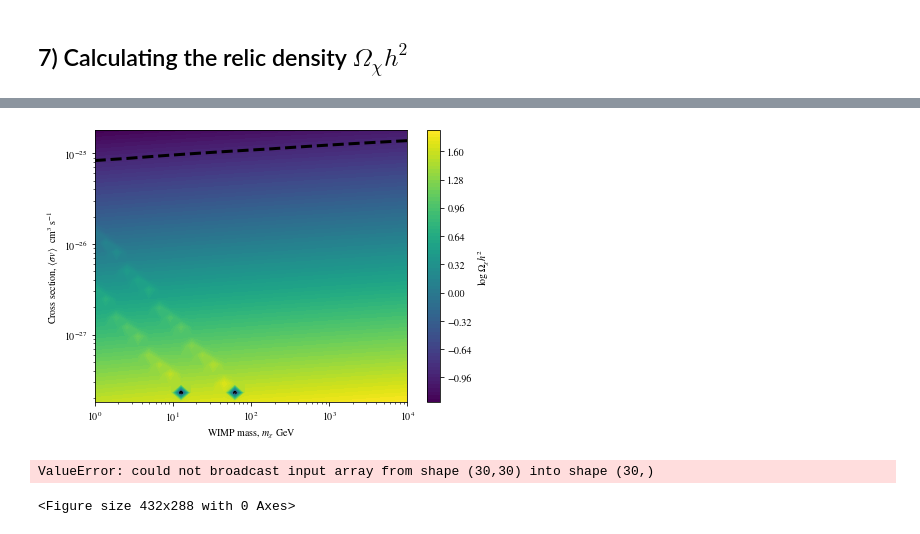
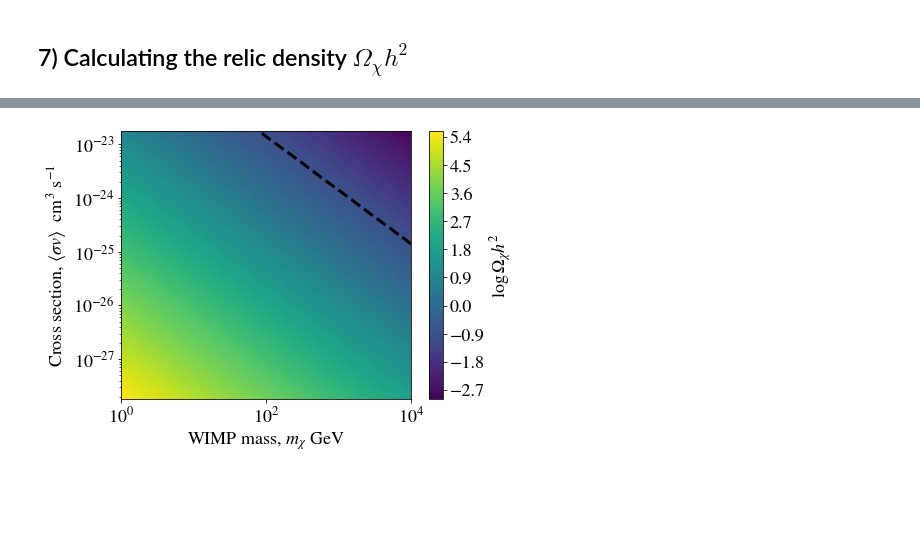
Before and after one commit to Dark-Matter-Textbook/Notebook-Exercises, a Jupyter notebook: Problems/wimp_relic_density/wimp-relic-solutions.ipynb, the cells around one changed output, grey strips where cells are left out. Saved outputs shown, nothing was run; the diff lists cells and outputs as text; code cells hidden in the pictures; blank space fills up the shorter version.

```diff
--- a/Problems/wimp_relic_density/wimp-relic-solutions.ipynb
+++ b/Problems/wimp_relic_density/wimp-relic-solutions.ipynb
@@ -190,15 +191,14 @@ plt.legend();
 # %%
 # Constants
 m = 100 # GeV
-g_chi = 2
-g_s = 90
 
-cross_sections = np.logspace(-11, -8, 4)
+# Define cross sections
+cross_sections = [1e-11, 1e-10, 1e-9, 1e-8]
 
 # Empty array to store Y_inf
 Y_inf = np.empty(len(cross_sections))
 
-log_x = np.linspace(0, 2.5, int(1e6))
+log_x = np.linspace(0, 2.5, int(1e4))
 x = 10**log_x
 
 # Calculate and plot Y_eq
@@ -213,6 +213,7 @@ for i, sigv in enumerate(cross_sections):
     Y_i = 10**psoln
     plt.loglog(x, Y_i, lw = 2,
                label = r"$\langle \sigma v \rangle$ = {:.3}".format(sigv) + " GeV$^{-2}$")
+    # Store last value of the abundance
     Y_inf[i] = Y_i[-1][0]
 
 plt.ylim(1e-15, 1);
@@ -257,16 +258,13 @@ Y_(inf) ~ <sig v>^(-0.948)
 
 <i>Hint: We expect a power law profile.</i>
 # %%
-masses = np.logspace(0, 4, 4)
-sigv = 1e-12
+masses = [1, 10, 100, 1000] # GeV
 
 # Empty array to store Y_inf
 Y_inf = np.empty(len(masses))
 
-log_x = np.linspace(0, 2.5, int(1e5))
+log_x = np.linspace(0,2, int(1e4))
 x = 10**log_x
-
-
 
 plt.figure(figsize = (7,5))
 # Calculate and plot Y_eq
@@ -275,10 +273,11 @@ for i, m in enumerate(masses):
     #Y0 = np.log10(y_eq[0])
     psoln = odeint(deriv, Y0, log_x, args = (m, sigv, g_chi))
     Y_i = 10**psoln
-    plt.loglog(x, Y_i, lw = 2, label = r"$m$ = {:.3}".format(m) + " GeV")
+    plt.loglog(x, Y_i, lw = 2, label = r"$m$ = {}".format(m) + " GeV")
+    # Store last value of the abundance
     Y_inf[i] = Y_i[-1]
 
-plt.ylim(1e-12, 1e-2);
+plt.ylim(1e-15, 1e-2);
 plt.xlabel("$\log_{10}x$")
 plt.ylabel("Abundance, $\log_{10}Y$")
 plt.legend(loc = 3, prop={'size': 12})
@@ -363,29 +357,34 @@ foo
+# %%
+# Calculate Omega from Y_inf
+def Omega(Y_f, m_chi):
+    T0 = 2.35e-13 # GeV
+    M_H = 2.1e-42 # GeV
+
+    A = 2*np.pi**2/45
+    B = 1/(3*M_H**2*Mpl**2)
+    C = T0**3.*gs
+
+    return Y_f*m_chi*A*B*C
+
+omega_chi = Omega(Y_inf, m)
 # %%
-#omega_chi[omega_chi>1e4] = 0
-
 hbar = 2.58e-25 # GeV s
 c = 3e10 # cm/s
 cross_sections_cms = hbar**2*c**3*cross_sections
 
 plt.figure(figsize = (7,5))
 CS = plt.contourf(masses, cross_sections_cms, np.log10(omega_chi).T, 100)
 cbar = plt.colorbar()
 cbar.set_label('$\log{\Omega_{\chi}h^2}$')
 plt.contour(CS, levels=[np.log10(0.12)], colors='k', linewidths = 3, linestyles = '--')
 plt.xlabel(r"WIMP mass, $m_{\chi}$ GeV");
 plt.ylabel(r"Cross section, $\langle \sigma v \rangle$  cm$^3$ s$^{-1}$");
 plt.xscale("log")
 plt.yscale("log")
+plt.tight_layout()
 plt.show()
-plt.tight_layout()
-
-
-save_path = r"/Users/david/Dropbox/dm-textbook/Figures/David/data/relic_density.npy"
-np.save(save_path, [masses, cross_sections_cms, omega_chi.T])
 # %% [output]
-[figure, old version]
+[figure, new version]
-ValueError: could not broadcast input array from shape (30,30) into shape (30,)
-<Figure size 432x288 with 0 Axes>
 # %% [markdown]
 ## 8) $g_{*s}(T) \neq  const$
 
```
Also changed, not shown: parts of 12 cells of this notebook.
